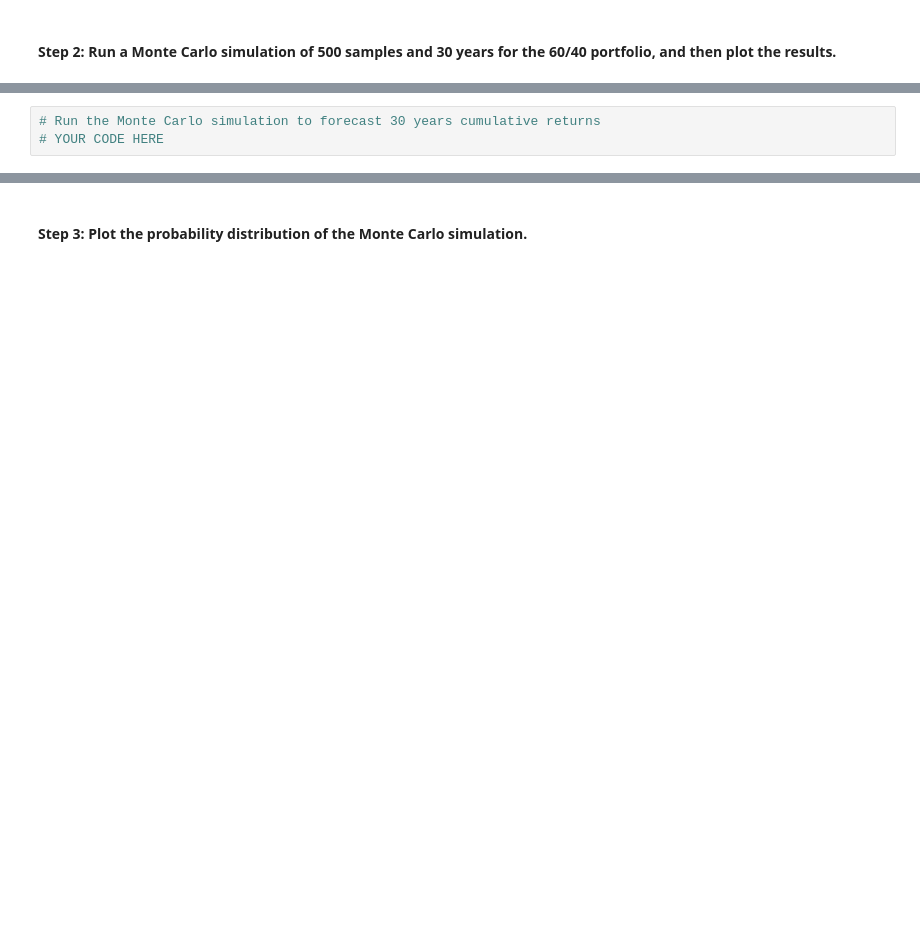
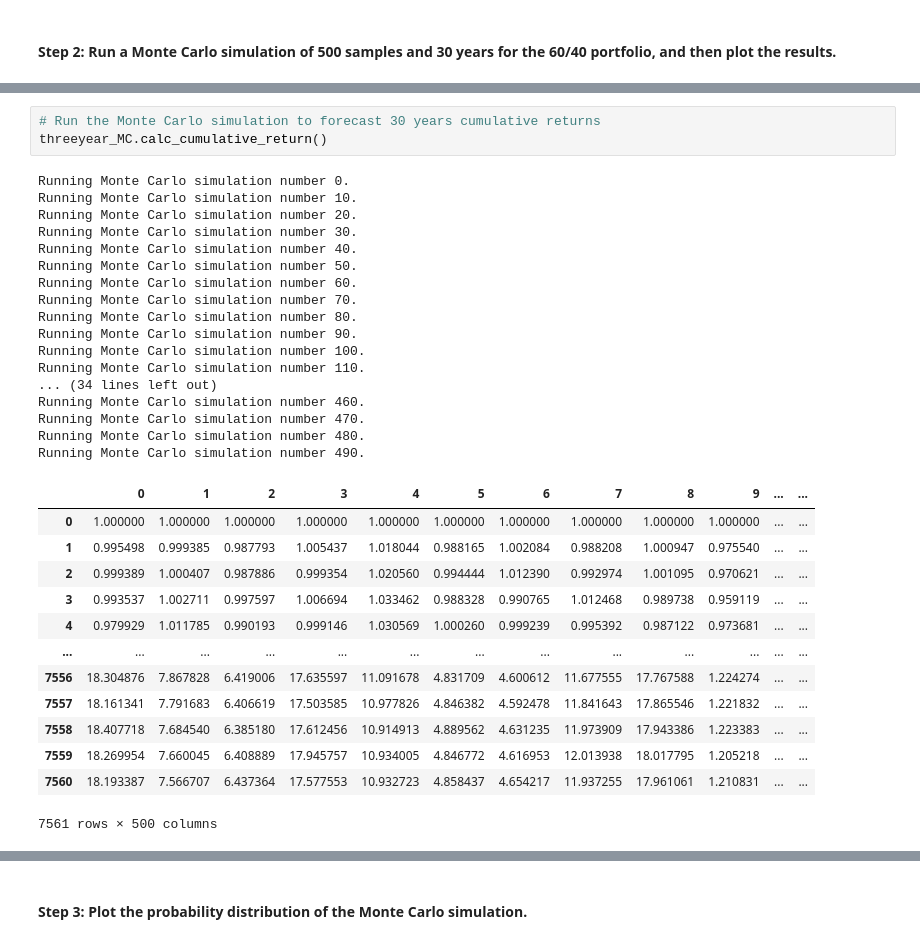
Before and after one commit to IsaiahTT/Challenge_5, a Jupyter notebook: Starter_Code/financial_planning_tools.ipynb, the cells around one changed output, grey strips where cells are left out. Cells and saved outputs as stored; diff of their text form; blank space fills up the shorter version.

```diff
--- a/Starter_Code/financial_planning_tools.ipynb
+++ b/Starter_Code/financial_planning_tools.ipynb
@@ -448,6 +480,37 @@ In this section, you’ll use the MCForecastTools library to create a Monte Carl
 # %%
 # Run the Monte Carlo simulation to forecast 30 years cumulative returns
-# YOUR CODE HERE
+threeyear_MC.calc_cumulative_return()
+# %% [output]
+Running Monte Carlo simulation number 0.
+Running Monte Carlo simulation number 10.
+Running Monte Carlo simulation number 20.
+Running Monte Carlo simulation number 30.
+Running Monte Carlo simulation number 40.
+Running Monte Carlo simulation number 50.
+Running Monte Carlo simulation number 60.
+Running Monte Carlo simulation number 70.
+Running Monte Carlo simulation number 80.
+Running Monte Carlo simulation number 90.
+Running Monte Carlo simulation number 100.
+Running Monte Carlo simulation number 110.
+... (34 lines left out)
+Running Monte Carlo simulation number 460.
+Running Monte Carlo simulation number 470.
+Running Monte Carlo simulation number 480.
+Running Monte Carlo simulation number 490.
+|  | 0 | 1 | 2 | 3 | 4 | 5 | 6 | 7 | 8 | 9 | ... | ... |
+| 0 | 1.000000 | 1.000000 | 1.000000 | 1.000000 | 1.000000 | 1.000000 | 1.000000 | 1.000000 | 1.000000 | 1.000000 | ... | ... |
+| 1 | 0.995498 | 0.999385 | 0.987793 | 1.005437 | 1.018044 | 0.988165 | 1.002084 | 0.988208 | 1.000947 | 0.975540 | ... | ... |
+| 2 | 0.999389 | 1.000407 | 0.987886 | 0.999354 | 1.020560 | 0.994444 | 1.012390 | 0.992974 | 1.001095 | 0.970621 | ... | ... |
+| 3 | 0.993537 | 1.002711 | 0.997597 | 1.006694 | 1.033462 | 0.988328 | 0.990765 | 1.012468 | 0.989738 | 0.959119 | ... | ... |
+| 4 | 0.979929 | 1.011785 | 0.990193 | 0.999146 | 1.030569 | 1.000260 | 0.999239 | 0.995392 | 0.987122 | 0.973681 | ... | ... |
+| ... | ... | ... | ... | ... | ... | ... | ... | ... | ... | ... | ... | ... |
+| 7556 | 18.304876 | 7.867828 | 6.419006 | 17.635597 | 11.091678 | 4.831709 | 4.600612 | 11.677555 | 17.767588 | 1.224274 | ... | ... |
+| 7557 | 18.161341 | 7.791683 | 6.406619 | 17.503585 | 10.977826 | 4.846382 | 4.592478 | 11.841643 | 17.865546 | 1.221832 | ... | ... |
+| 7558 | 18.407718 | 7.684540 | 6.385180 | 17.612456 | 10.914913 | 4.889562 | 4.631235 | 11.973909 | 17.943386 | 1.223383 | ... | ... |
+| 7559 | 18.269954 | 7.660045 | 6.408889 | 17.945757 | 10.934005 | 4.846772 | 4.616953 | 12.013938 | 18.017795 | 1.205218 | ... | ... |
+| 7560 | 18.193387 | 7.566707 | 6.437364 | 17.577553 | 10.932723 | 4.858437 | 4.654217 | 11.937255 | 17.961061 | 1.210831 | ... | ... |
+7561 rows × 500 columns
 # %%
 # Visualize the 30-year Monte Carlo simulation by creating an
 # overlay line plot
```
Also changed, not shown: parts of 6 cells of this notebook, 2 other files.
